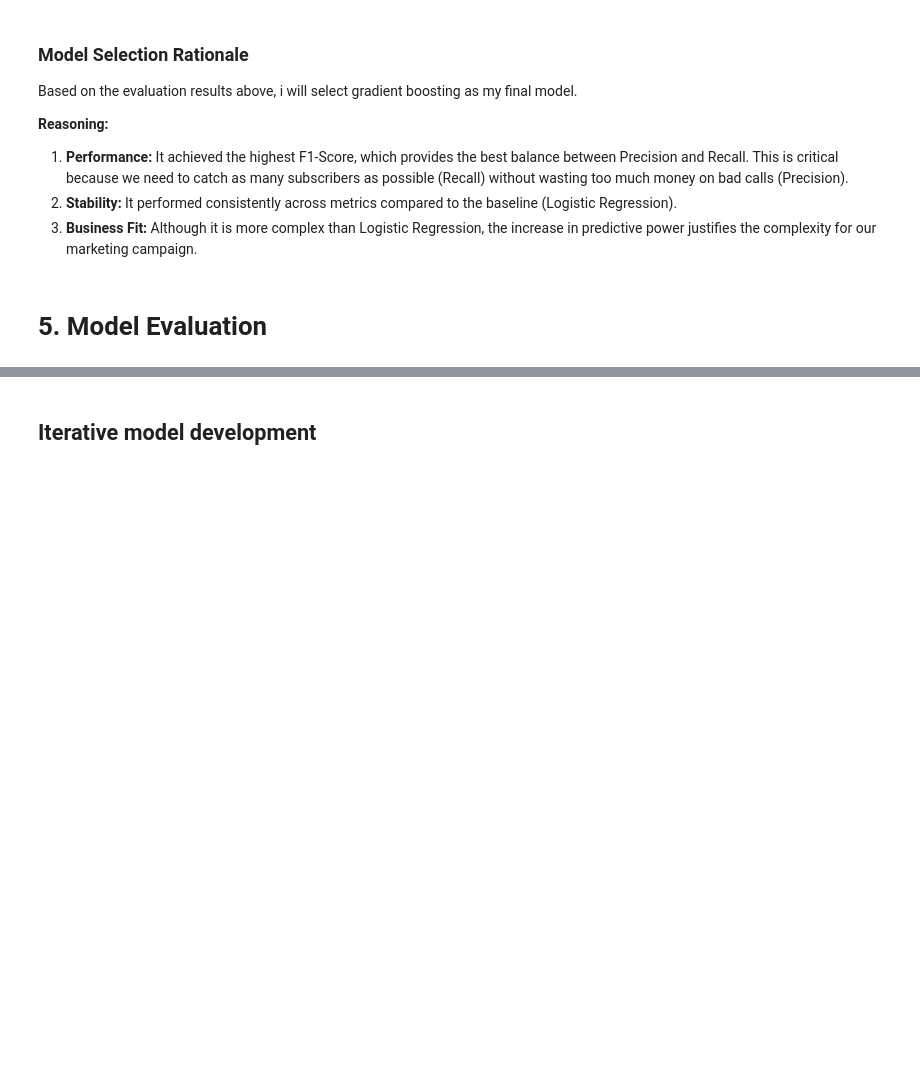
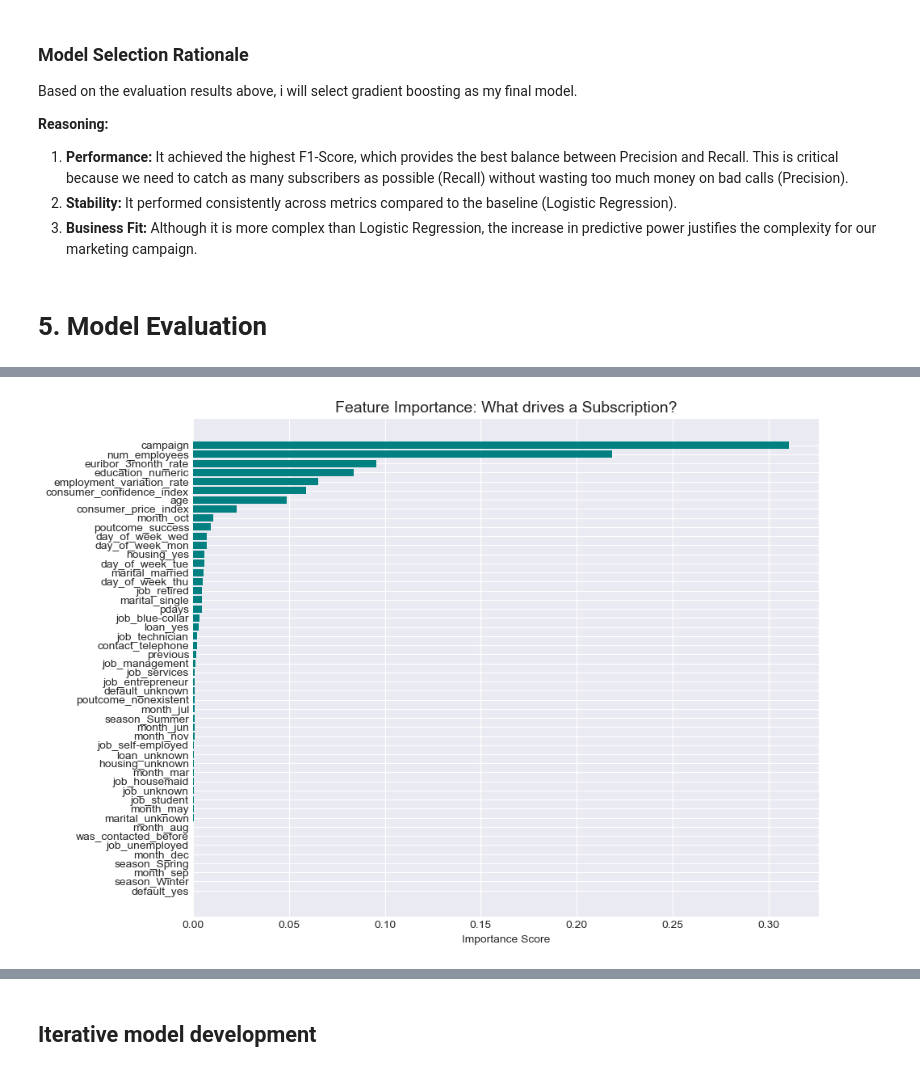
Before and after one commit to isabellakeh/machine-learning-bank, a Jupyter notebook: MLDP Program Codes Submission Template.ipynb, the cells around one changed output, grey strips where cells are left out. Cells and saved outputs as stored; diff of their text form; code cells hidden in the pictures; blank space fills up the shorter version.

```diff
--- a/MLDP Program Codes Submission Template.ipynb
+++ b/MLDP Program Codes Submission Template.ipynb
@@ -1082,3 +1081,36 @@ Based on the evaluation results above, i will select gradient boosting as my fin
 3.  **Business Fit:** Although it is more complex than Logistic Regression, the increase in predictive power justifies the complexity for our marketing campaign.
 # %% [markdown]
 # 5. Model Evaluation
+# %%
+# Hyperparameter Tuning
+from sklearn.model_selection import RandomizedSearchCV
+
+# Define the parameter grid
+param_dist = {
+    'n_estimators': [50, 100, 200],        # Number of trees
+    'learning_rate': [0.01, 0.1, 0.2],     # How fast it learns
+    'max_depth': [3, 4, 5]                 # Depth of trees (prevents overfitting)
+}
+
+# Initialize the base model
+gb_model = GradientBoostingClassifier(random_state=42)
+
+# Initialize RandomizedSearchCV
+random_search = RandomizedSearchCV(
+    estimator=gb_model,
+    param_distributions=param_dist,
+    n_iter=10,              # Number of combinations to try
+    scoring='f1',           # Optimize for F1-Score
+    cv=5,                   # 5-Fold Cross Validation
+    random_state=42,
+    n_jobs=-1               # Use all processor cores
+)
+
+print("Tuning Gradient Boosting model...")
+random_search.fit(X_train_resampled, y_train_resampled)
+
+best_model = random_search.best_estimator_
+
+print(f"Tuning Complete.")
+print(f"Best Parameters: {random_search.best_params_}")
+print(f"Best CV F1-Score: {random_search.best_score_:.4f}")
@@ -1087,4 +1171,12 @@ Based on the evaluation results above, i will select gradient boosting as my fin
 # %%
-## New data
+feature_importance = best_model.feature_importances_
+sorted_idx = np.argsort(feature_importance)
 
-## Predict
+plt.figure(figsize=(10, 8))
+plt.barh(range(len(sorted_idx)), feature_importance[sorted_idx], align='center', color='teal')
+plt.yticks(range(len(sorted_idx)), [X_train.columns[i] for i in sorted_idx])
+plt.xlabel('Importance Score')
+plt.title('Feature Importance: What drives a Subscription?', fontsize=14)
+plt.show()
+# %% [output]
+[figure, added]
```
Also changed, not shown: parts of 7 cells of this notebook.
